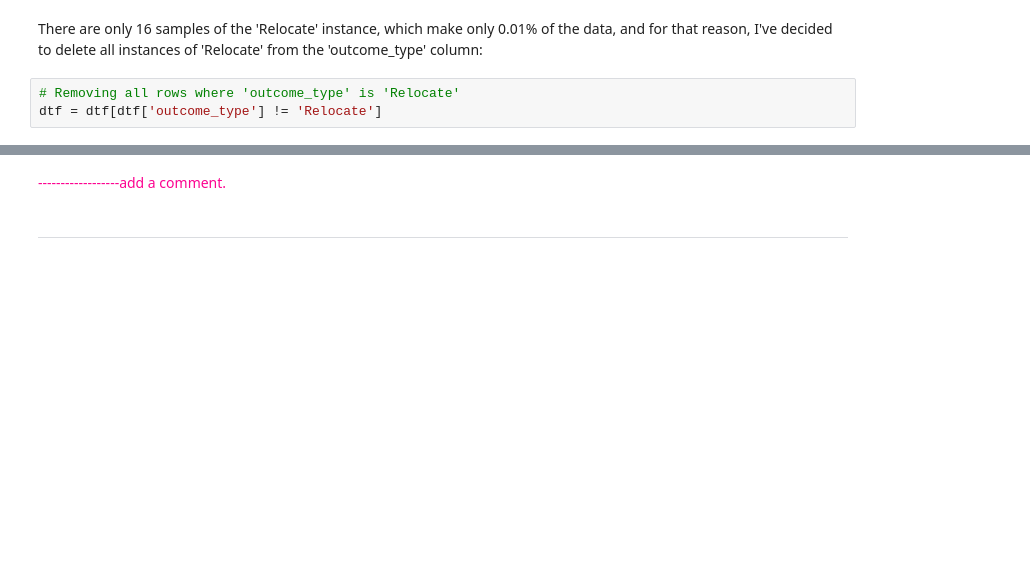
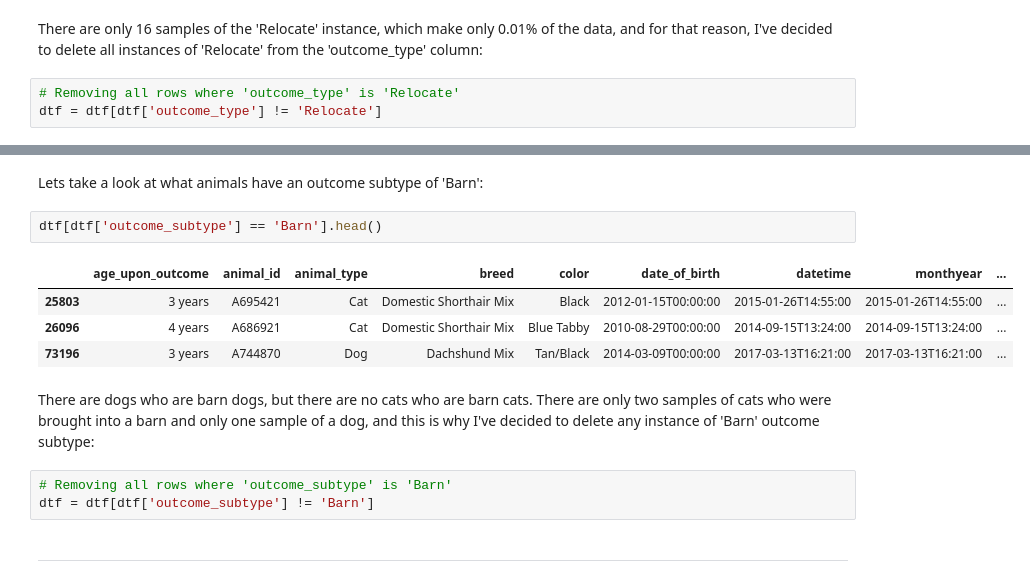
Before and after one commit to Darmendel/TDS-project, a Jupyter notebook: Final Pipeline.ipynb, the cells around one changed output, grey strips where cells are left out. Cells and saved outputs as stored; diff of their text form; blank space fills up the shorter version.

```diff
--- a/Final Pipeline.ipynb
+++ b/Final Pipeline.ipynb
@@ -551,5 +538,17 @@ print_animal_count(dtf, 'outcome_type')
-# %% [markdown]
-<font color='#fc0390'>------------------add a comment.</font>
+# %% [markdown]
+Lets take a look at what animals have an outcome subtype of 'Barn':
+# %%
+dtf[dtf['outcome_subtype'] == 'Barn'].head()
+# %% [output]
+|  | age_upon_outcome | animal_id | animal_type | breed | color | date_of_birth | datetime | monthyear | ... |
+| 25803 | 3 years | A695421 | Cat | Domestic Shorthair Mix | Black | 2012-01-15T00:00:00 | 2015-01-26T14:55:00 | 2015-01-26T14:55:00 | ... |
+| 26096 | 4 years | A686921 | Cat | Domestic Shorthair Mix | Blue Tabby | 2010-08-29T00:00:00 | 2014-09-15T13:24:00 | 2014-09-15T13:24:00 | ... |
+| 73196 | 3 years | A744870 | Dog | Dachshund Mix | Tan/Black | 2014-03-09T00:00:00 | 2017-03-13T16:21:00 | 2017-03-13T16:21:00 | ... |
+# %% [markdown]
+There are dogs who are barn dogs, but there are no cats who are barn cats. There are only two samples of cats who were brought into a barn and only one sample of a dog, and this is why I've decided to delete any instance of 'Barn' outcome subtype:
+# %%
+# Removing all rows where 'outcome_subtype' is 'Barn'
+dtf = dtf[dtf['outcome_subtype'] != 'Barn']
 # %% [markdown]
 ***
 # %% [markdown]
```
Also changed, not shown: parts of 69 cells of this notebook, 3 other files.
